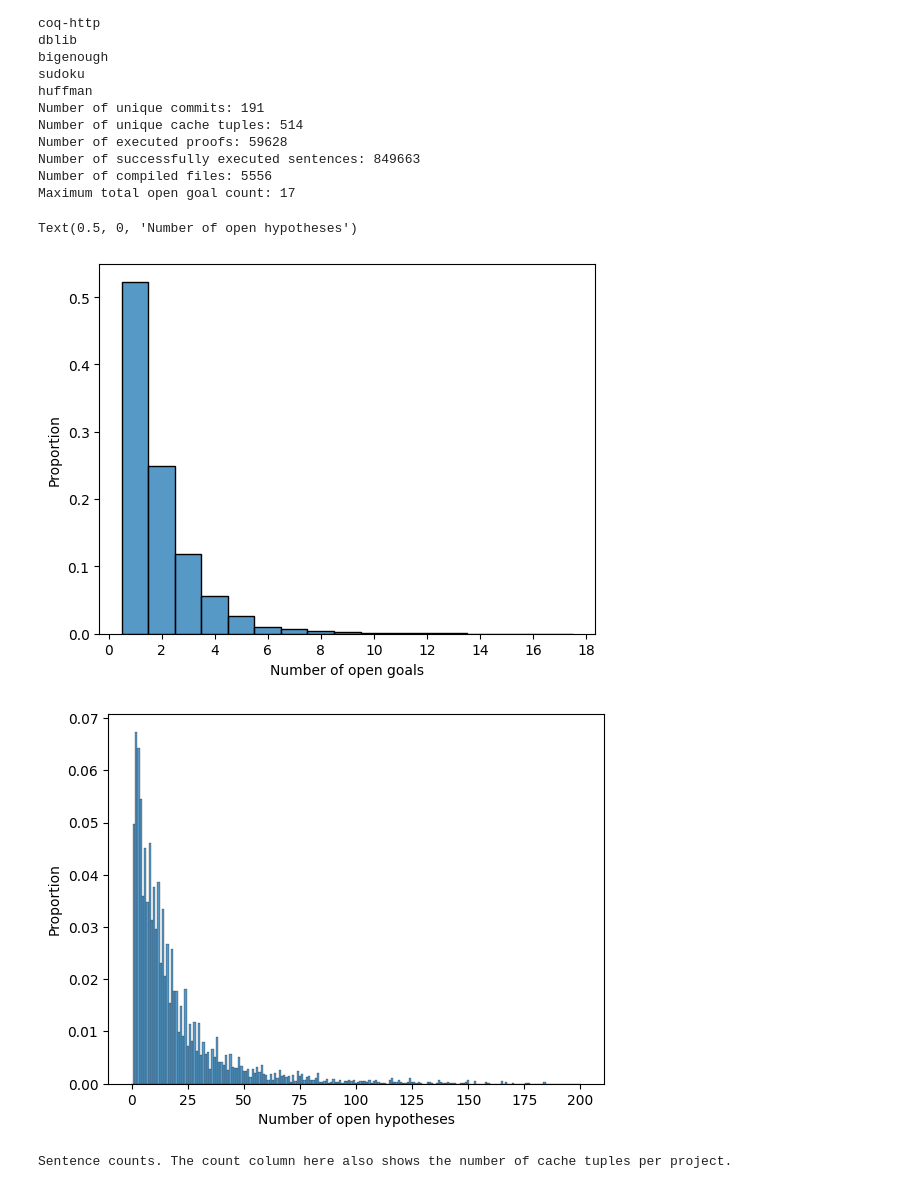
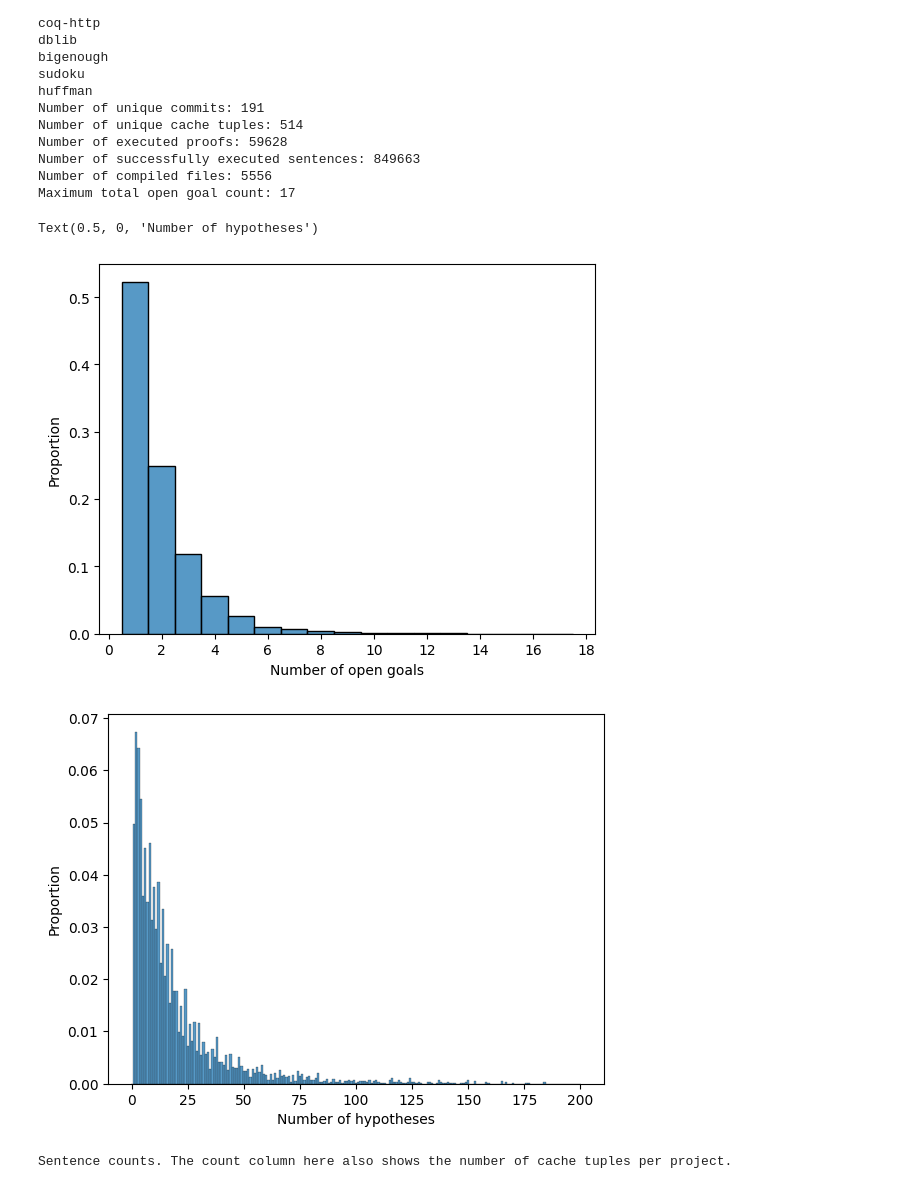
Before and after one commit to Radiance-Technologies/prism, a Jupyter notebook: scripts/data/analyze_cache_df.ipynb, the cells around one changed output. Saved outputs shown, nothing was run; the diff lists cells and outputs as text; code cells hidden in the pictures.

```diff
--- a/scripts/data/analyze_cache_df.ipynb
+++ b/scripts/data/analyze_cache_df.ipynb
@@ -48,24 +48,24 @@ Maximum total open goal count: 17
 # %%
 # Histogram
 df_proofs_only = df[df["proof index"] != 0]
 fig = plt.figure()
 sns.histplot(data=df_proofs_only[df_proofs_only["total goal count"] > 0], x="total goal count", stat="proportion", discrete=True)
 ax = fig.axes[0]
 ax.set_xticks(range(0, 20, 2))
 ax.set_xlabel("Number of open goals")
 # ax.set_ylabel("Proportion of occurrences")
 # Get histogram of open hypotheses
 fig = plt.figure()
 sns.histplot(data=df_proofs_only[df_proofs_only["total hypothesis count"] > 0], x="total hypothesis count", stat="proportion", discrete=True, binrange=[0, 200])
 ax = fig.axes[0]
 # ax.set_xticks(range(0, 201, 25))
 # ax.set_xlim(-25, 225)
-ax.set_xlabel("Number of open hypotheses")
+ax.set_xlabel("Number of hypotheses")
 # ax.set_ylabel("Number of occurrences")
 # %% [output]
-Text(0.5, 0, 'Number of open hypotheses')
+Text(0.5, 0, 'Number of hypotheses')
 [figure]
-[figure, old version]
+[figure, new version]
 # %%
 print("Sentence counts. The count column here also shows the number of cache tuples per project.")
 df.value_counts(subset=["project name", "commit hash"]).groupby("project name").describe()
```
